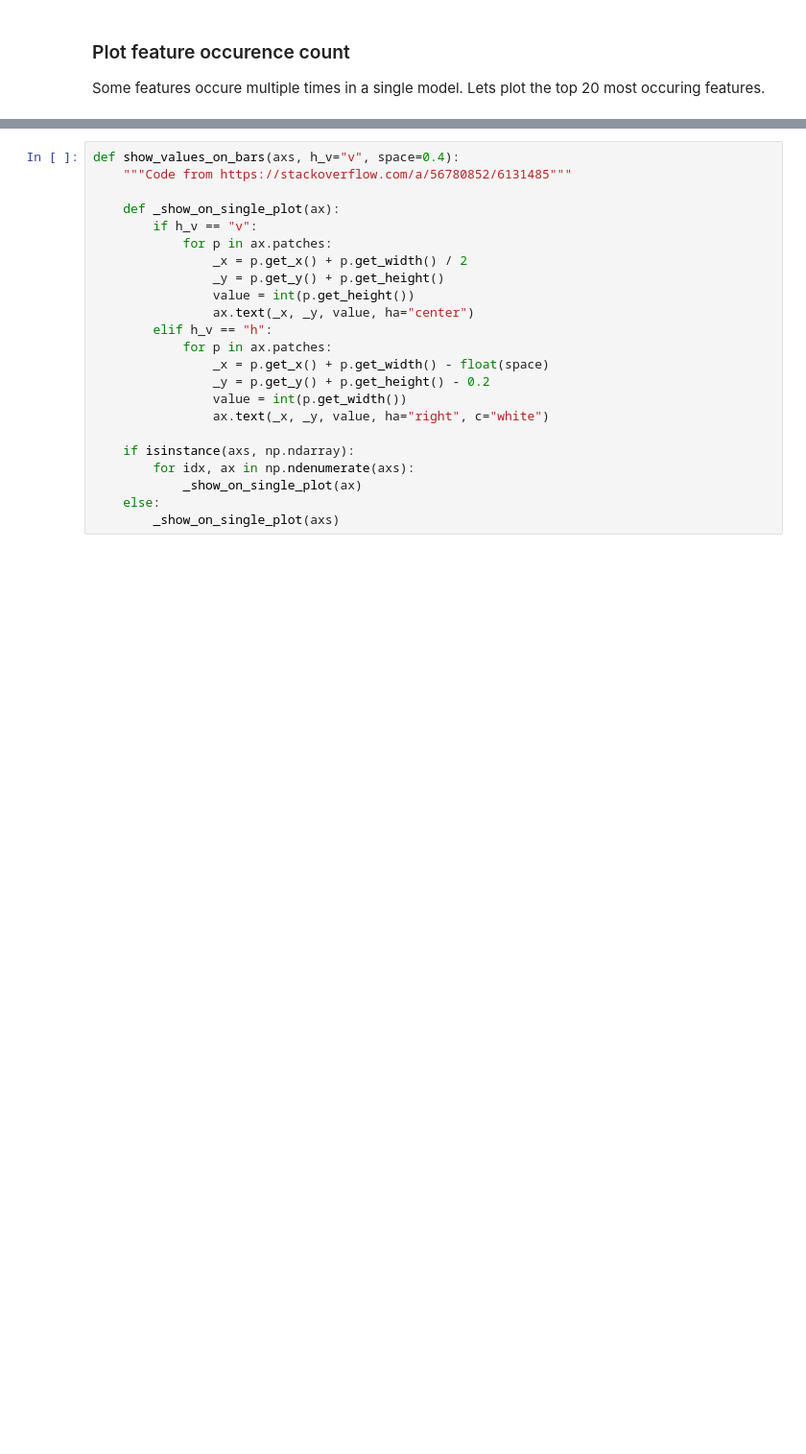
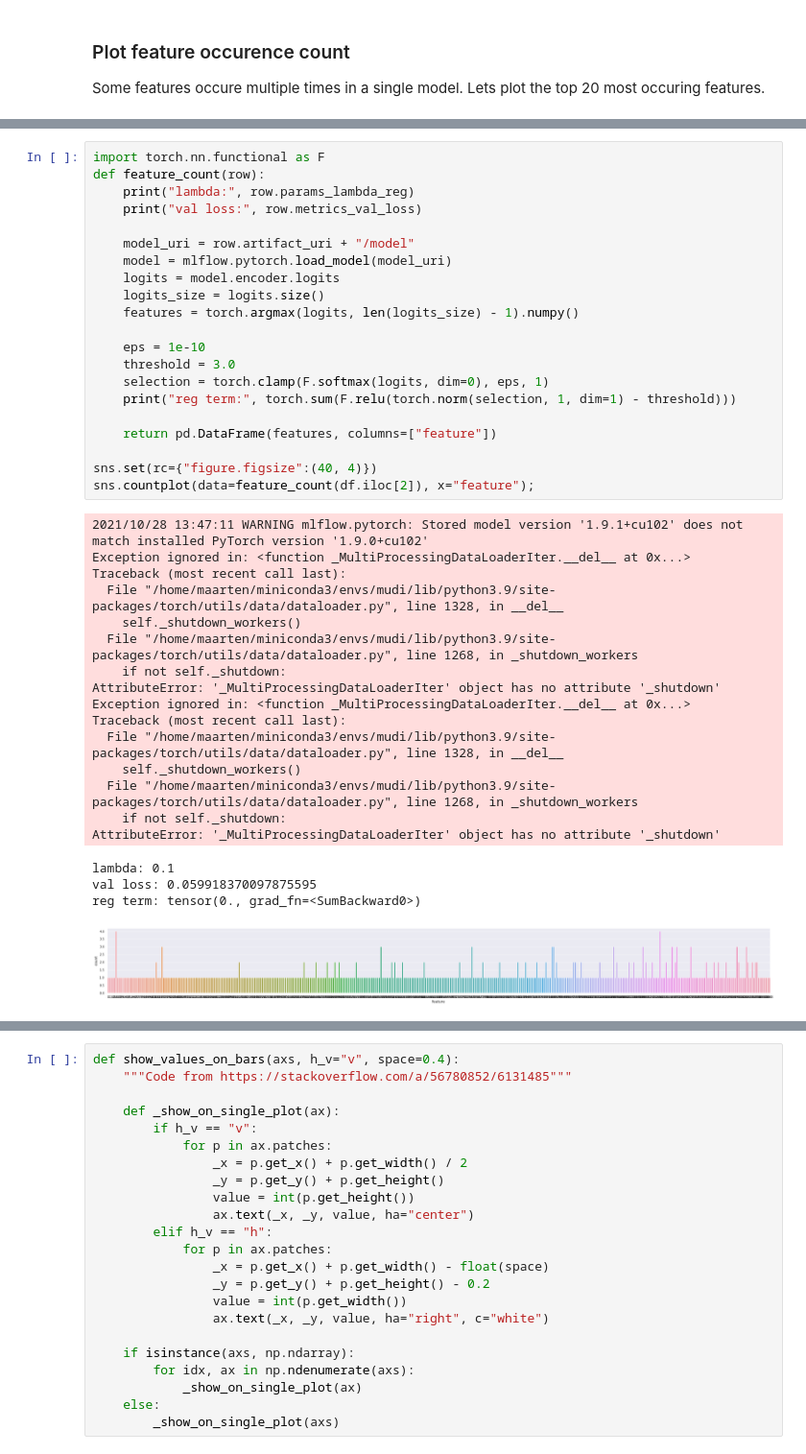
Before and after one commit to GewoonMaarten/spherical-dmri-conv, a Jupyter notebook: notebooks/model-analysis.ipynb, the cells around one changed output, grey strips where cells are left out. Shown at 96% size. Saved outputs shown, nothing was run; the diff lists cells and outputs as text; blank space fills up the shorter version.

```diff
--- a/notebooks/model-analysis.ipynb
+++ b/notebooks/model-analysis.ipynb
@@ -346,0 +338,41 @@ df_counts_3 = get_feat_counts(df.iloc[-4])
+# %%
+import torch.nn.functional as F
+def feature_count(row):
+    print("lambda:", row.params_lambda_reg)
+    print("val loss:", row.metrics_val_loss)
+
+    model_uri = row.artifact_uri + "/model"
+    model = mlflow.pytorch.load_model(model_uri)
+    logits = model.encoder.logits
+    logits_size = logits.size()
+    features = torch.argmax(logits, len(logits_size) - 1).numpy()
+
+    eps = 1e-10
+    threshold = 3.0
+    selection = torch.clamp(F.softmax(logits, dim=0), eps, 1)
+    print("reg term:", torch.sum(F.relu(torch.norm(selection, 1, dim=1) - threshold)))
+
+    return pd.DataFrame(features, columns=["feature"])
+
+sns.set(rc={"figure.figsize":(40, 4)})
+sns.countplot(data=feature_count(df.iloc[2]), x="feature");
+# %% [output]
+2021/10/28 13:47:11 WARNING mlflow.pytorch: Stored model version '1.9.1+cu102' does not match installed PyTorch version '1.9.0+cu102'
+Exception ignored in: <function _MultiProcessingDataLoaderIter.__del__ at 0x...>
+Traceback (most recent call last):
+  File "/home/maarten/miniconda3/envs/mudi/lib/python3.9/site-packages/torch/utils/data/dataloader.py", line 1328, in __del__
+    self._shutdown_workers()
+  File "/home/maarten/miniconda3/envs/mudi/lib/python3.9/site-packages/torch/utils/data/dataloader.py", line 1268, in _shutdown_workers
+    if not self._shutdown:
+AttributeError: '_MultiProcessingDataLoaderIter' object has no attribute '_shutdown'
+Exception ignored in: <function _MultiProcessingDataLoaderIter.__del__ at 0x...>
+Traceback (most recent call last):
+  File "/home/maarten/miniconda3/envs/mudi/lib/python3.9/site-packages/torch/utils/data/dataloader.py", line 1328, in __del__
+    self._shutdown_workers()
+  File "/home/maarten/miniconda3/envs/mudi/lib/python3.9/site-packages/torch/utils/data/dataloader.py", line 1268, in _shutdown_workers
+    if not self._shutdown:
+AttributeError: '_MultiProcessingDataLoaderIter' object has no attribute '_shutdown'
+lambda: 0.1
+val loss: 0.059918370097875595
+reg term: tensor(0., grad_fn=<SumBackward0>)
+[figure, added]
```
Also changed, not shown: parts of 7 cells of this notebook.
